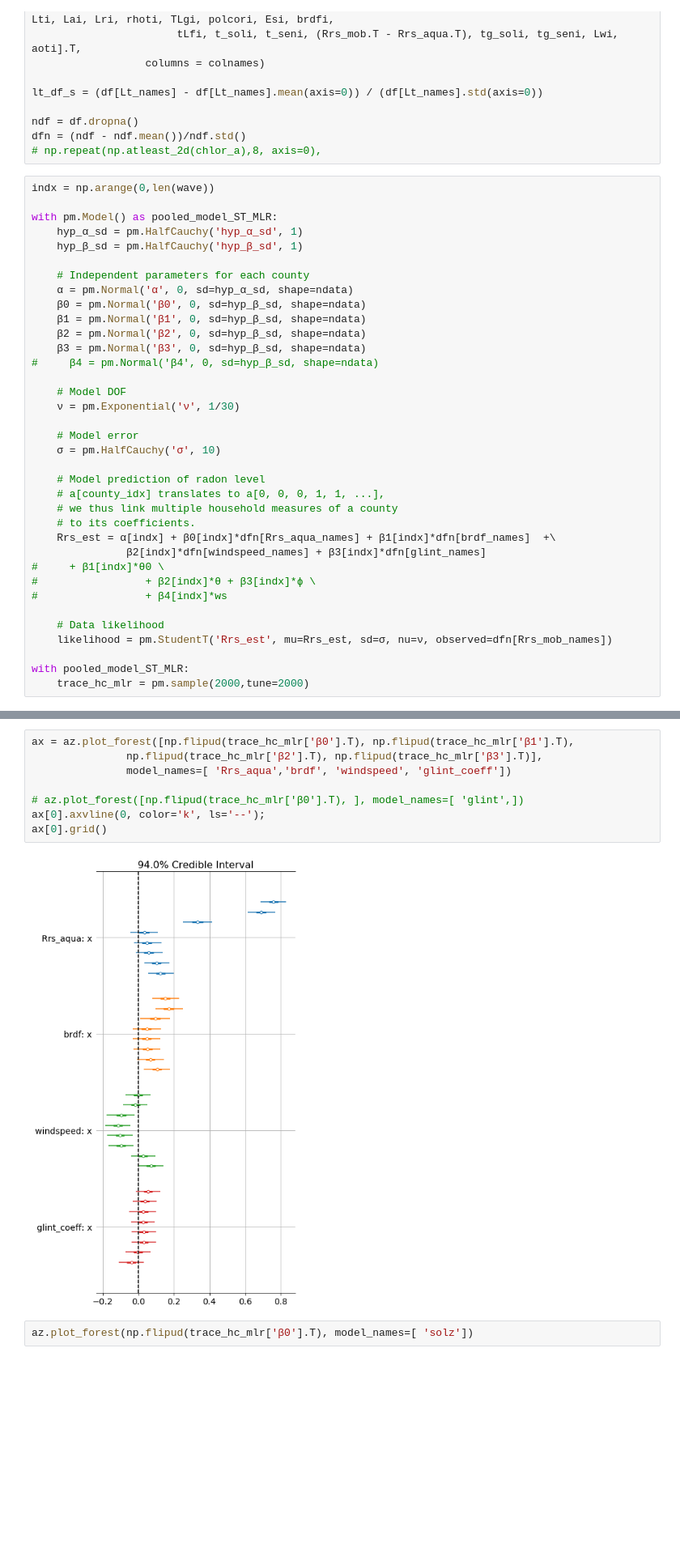
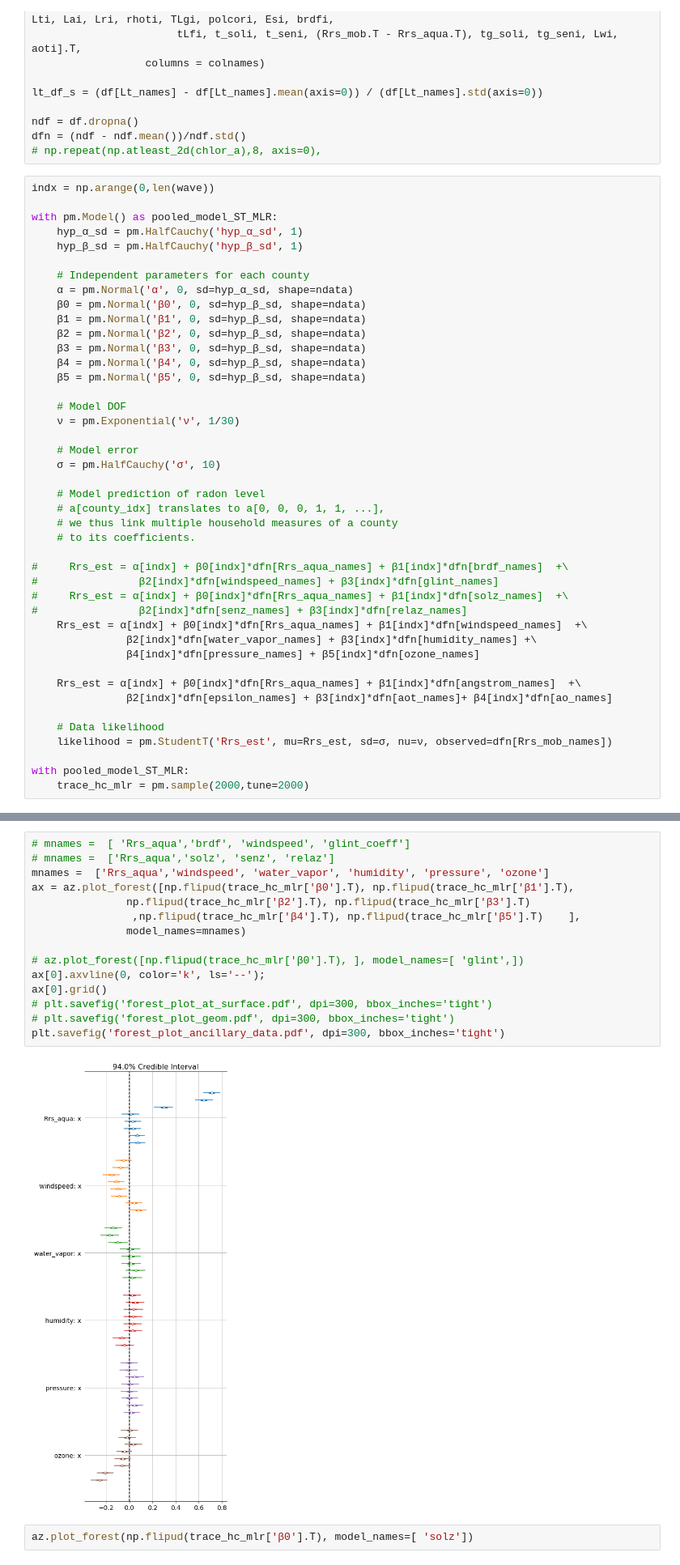
Before and after one commit to amiribr/moby_bias_analysis, a Jupyter notebook: vcal_analysis.ipynb, the cells around one changed output, grey strips where cells are left out. Shown at 81% size. Cells and saved outputs as stored; diff of their text form; blank space fills up the shorter version.

Commit message:
new figures analysis

```diff
--- a/vcal_analysis.ipynb
+++ b/vcal_analysis.ipynb
@@ -218,7 +218,8 @@ with pm.Model() as pooled_model_ST_MLR:
     β1 = pm.Normal('β1', 0, sd=hyp_β_sd, shape=ndata)
     β2 = pm.Normal('β2', 0, sd=hyp_β_sd, shape=ndata)
     β3 = pm.Normal('β3', 0, sd=hyp_β_sd, shape=ndata)
-#     β4 = pm.Normal('β4', 0, sd=hyp_β_sd, shape=ndata)
+    β4 = pm.Normal('β4', 0, sd=hyp_β_sd, shape=ndata)
+    β5 = pm.Normal('β5', 0, sd=hyp_β_sd, shape=ndata)
 
     # Model DOF
     ν = pm.Exponential('ν', 1/30)
@@ -230,11 +231,17 @@ with pm.Model() as pooled_model_ST_MLR:
     # a[county_idx] translates to a[0, 0, 0, 1, 1, ...],
     # we thus link multiple household measures of a county
     # to its coefficients.
-    Rrs_est = α[indx] + β0[indx]*dfn[Rrs_aqua_names] + β1[indx]*dfn[brdf_names]  +\
-               β2[indx]*dfn[windspeed_names] + β3[indx]*dfn[glint_names]
-#     + β1[indx]*θ0 \
-#                 + β2[indx]*θ + β3[indx]*ϕ \
-#                 + β4[indx]*ws
+
+#     Rrs_est = α[indx] + β0[indx]*dfn[Rrs_aqua_names] + β1[indx]*dfn[brdf_names]  +\
+#                β2[indx]*dfn[windspeed_names] + β3[indx]*dfn[glint_names]
+#     Rrs_est = α[indx] + β0[indx]*dfn[Rrs_aqua_names] + β1[indx]*dfn[solz_names]  +\
+#                β2[indx]*dfn[senz_names] + β3[indx]*dfn[relaz_names]
+    Rrs_est = α[indx] + β0[indx]*dfn[Rrs_aqua_names] + β1[indx]*dfn[windspeed_names]  +\
+               β2[indx]*dfn[water_vapor_names] + β3[indx]*dfn[humidity_names] +\
+               β4[indx]*dfn[pressure_names] + β5[indx]*dfn[ozone_names]
+
+    Rrs_est = α[indx] + β0[indx]*dfn[Rrs_aqua_names] + β1[indx]*dfn[angstrom_names]  +\
+               β2[indx]*dfn[epsilon_names] + β3[indx]*dfn[aot_names]+ β4[indx]*dfn[ao_names]
 
     # Data likelihood
     likelihood = pm.StudentT('Rrs_est', mu=Rrs_est, sd=σ, nu=ν, observed=dfn[Rrs_mob_names])
@@ -249,13 +257,20 @@ NUTS: [σ, ν, β3, β2, β1, β0, α, hyp_β_sd, hyp_α_sd]
 # %%
+# mnames =  [ 'Rrs_aqua','brdf', 'windspeed', 'glint_coeff']
+# mnames =  ['Rrs_aqua','solz', 'senz', 'relaz']
+mnames =  ['Rrs_aqua','windspeed', 'water_vapor', 'humidity', 'pressure', 'ozone']
 ax = az.plot_forest([np.flipud(trace_hc_mlr['β0'].T), np.flipud(trace_hc_mlr['β1'].T),
-               np.flipud(trace_hc_mlr['β2'].T), np.flipud(trace_hc_mlr['β3'].T)],
-               model_names=[ 'Rrs_aqua','brdf', 'windspeed', 'glint_coeff'])
+               np.flipud(trace_hc_mlr['β2'].T), np.flipud(trace_hc_mlr['β3'].T)
+                ,np.flipud(trace_hc_mlr['β4'].T), np.flipud(trace_hc_mlr['β5'].T)    ],
+               model_names=mnames)
 
 # az.plot_forest([np.flipud(trace_hc_mlr['β0'].T), ], model_names=[ 'glint',])
 ax[0].axvline(0, color='k', ls='--');
 ax[0].grid()
+# plt.savefig('forest_plot_at_surface.pdf', dpi=300, bbox_inches='tight')
+# plt.savefig('forest_plot_geom.pdf', dpi=300, bbox_inches='tight')
+plt.savefig('forest_plot_ancillary_data.pdf', dpi=300, bbox_inches='tight')
 # %% [output]
-[figure, old version]
+[figure, new version]
 # %%
 az.plot_forest(np.flipud(trace_hc_mlr['β0'].T), model_names=[ 'solz'])
 # %% [output]
```
Also changed, not shown: parts of 1 cell of this notebook, 4 other files.
